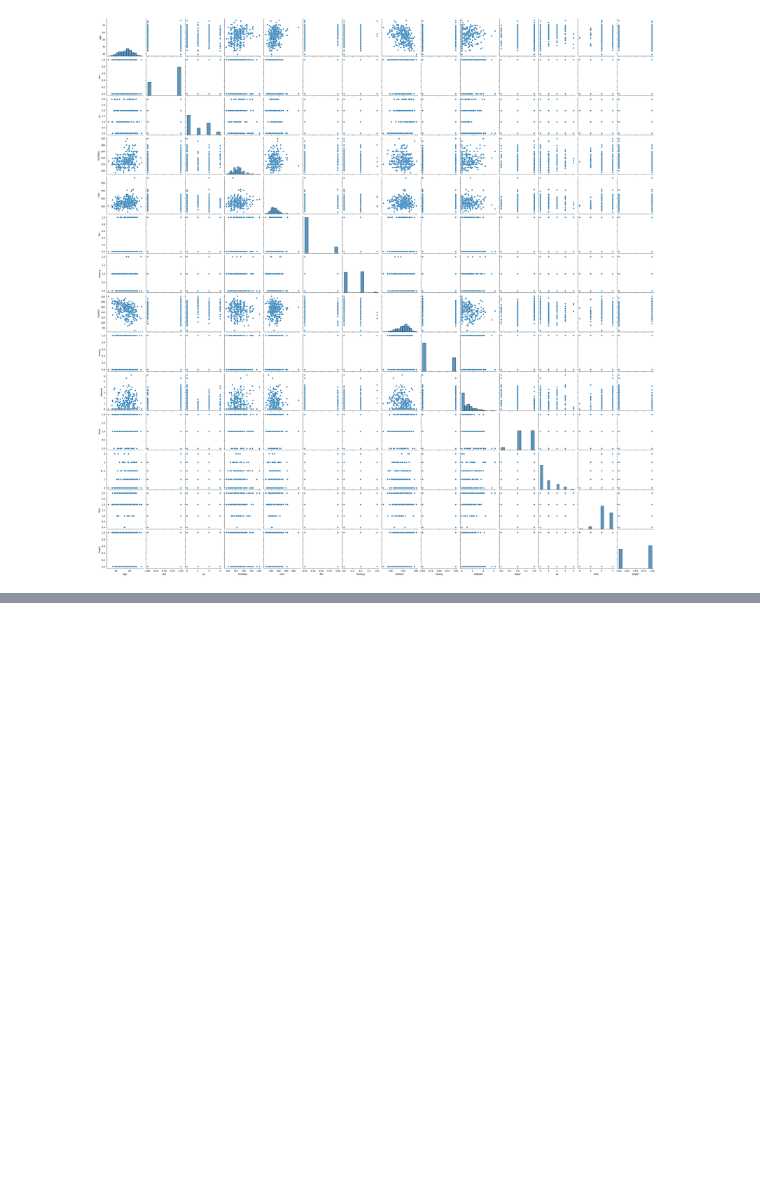
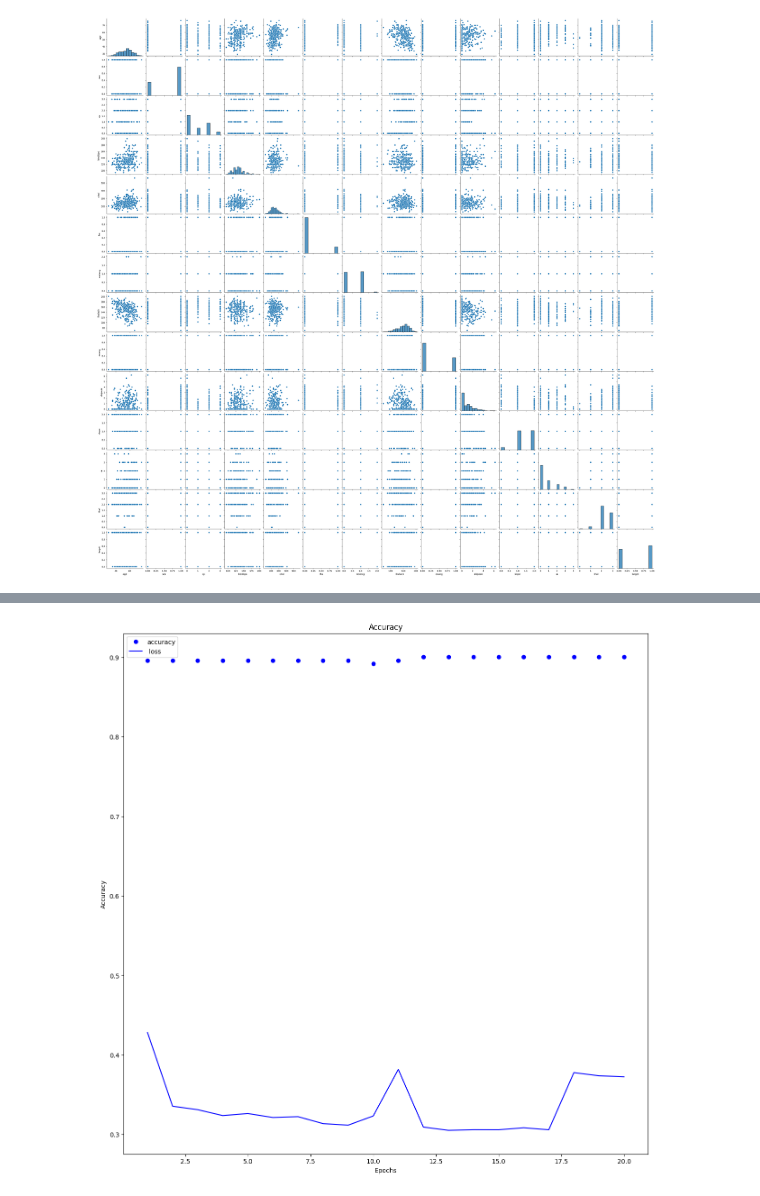
Before and after one commit to hamzaqureshi5/health_care, a Jupyter notebook: main.ipynb, the cells around one changed output, grey strips where cells are left out. Cells and saved outputs as stored; diff of their text form; code cells hidden in the pictures; blank space fills up the shorter version.

Commit message:
added model

```diff
--- a/main.ipynb
+++ b/main.ipynb
@@ -130,3 +167,3 @@ NameError: name 'Sequential' is not defined
 # %%
-model.fit(X_train_scaled, y_train, epochs=100, batch_size=10, validation_data=(X_test_scaled, y_test))
+history = model.fit(X_train_scaled, y_train, epochs=20, batch_size=10, validation_data=(X_test_scaled, y_test), verbose =True)
 model.save('heart_attack_risk_prediction_model.h5')
@@ -133,3 +189,22 @@ model.save('heart_attack_risk_prediction_model.h5')
+# %%
+import matplotlib.pyplot as plt
+history_dict = history.history
+history_dict.keys()
+accuracy = history_dict["accuracy"]
+loss = history_dict["loss"]
+epochs = range(1, len(accuracy) + 1)
+
+plt.plot(epochs, accuracy , "bo", label="accuracy")
+plt.plot(epochs, loss     , "b" , label=" loss")
+plt.title("Accuracy")
+plt.xlabel("Epochs")
+
+plt.ylabel("Accuracy")
+
+plt.legend()
+plt.show()
+# %% [output]
+[figure, added]
 # %%
 loss, accuracy = model.evaluate(X_test_scaled, y_test)
 print(f'Loss: {loss}, Accuracy: {accuracy}')
```
Also changed, not shown: parts of 8 cells of this notebook, 1 other file.
